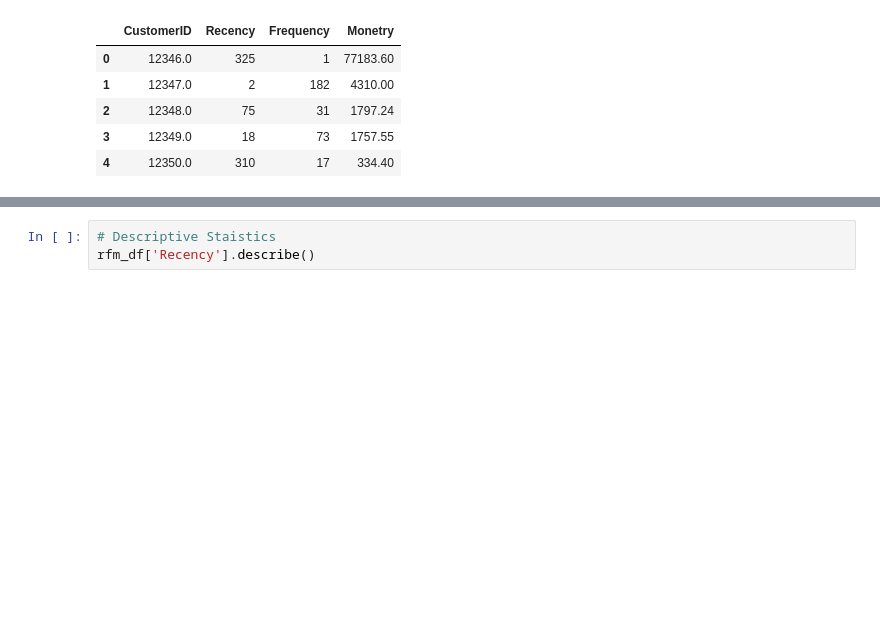
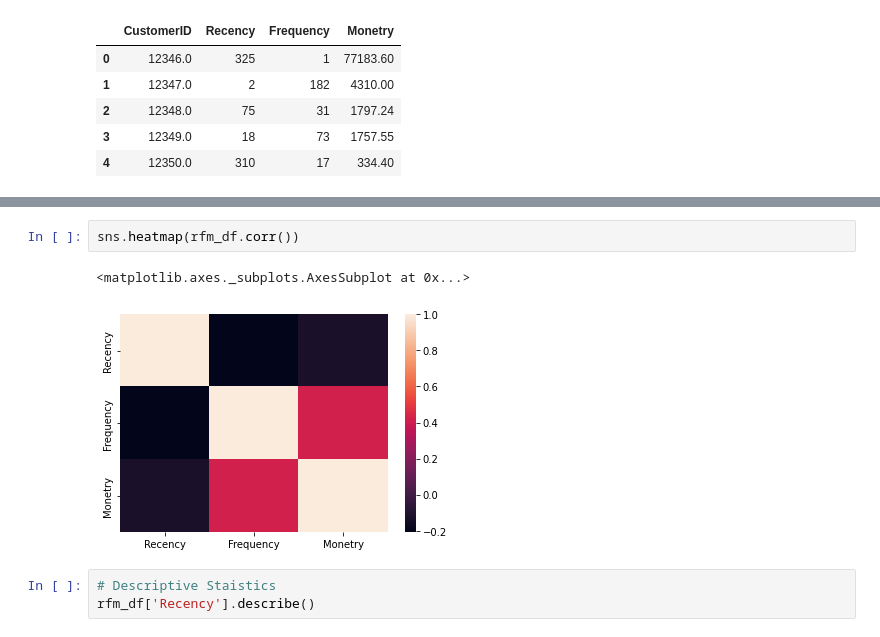
Before and after one commit to sumitgaikwad8877/Online_retail_customer_segmentation, a Jupyter notebook: Online_retail_customer_segmentation.ipynb, the cells around one changed output, grey strips where cells are left out. Cells and saved outputs as stored; diff of their text form; blank space fills up the shorter version.

```diff
--- a/Online_retail_customer_segmentation.ipynb
+++ b/Online_retail_customer_segmentation.ipynb
@@ -798,3 +813,8 @@ rfm_df.reset_index().head()
+# %%
+sns.heatmap(rfm_df.corr())
+# %% [output]
+<matplotlib.axes._subplots.AxesSubplot at 0x...>
+[figure, added]
 # %%
 # Descriptive Staistics
 rfm_df['Recency'].describe()
```
Also changed, not shown: parts of 4 cells of this notebook.
